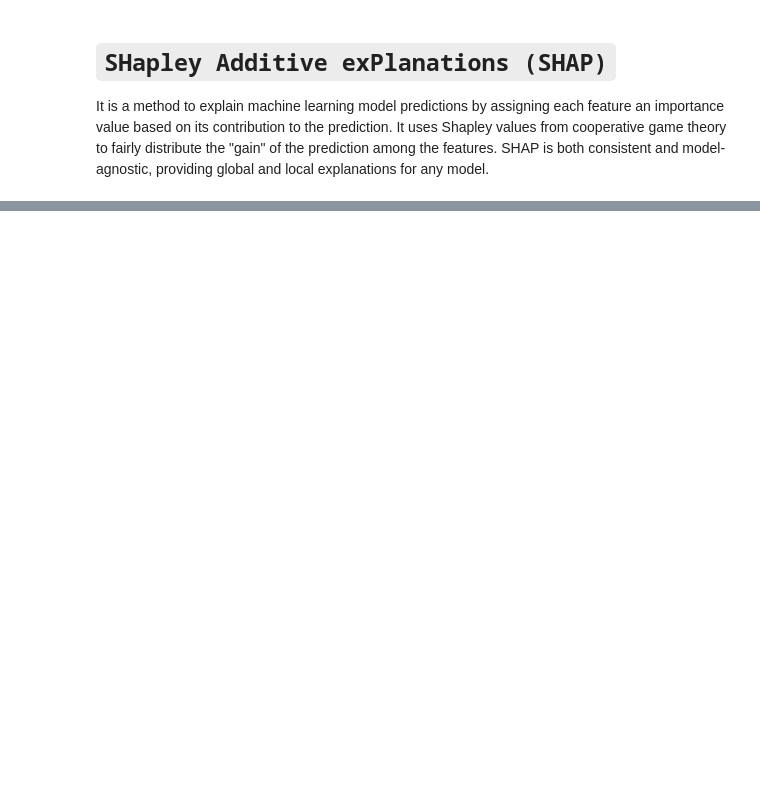
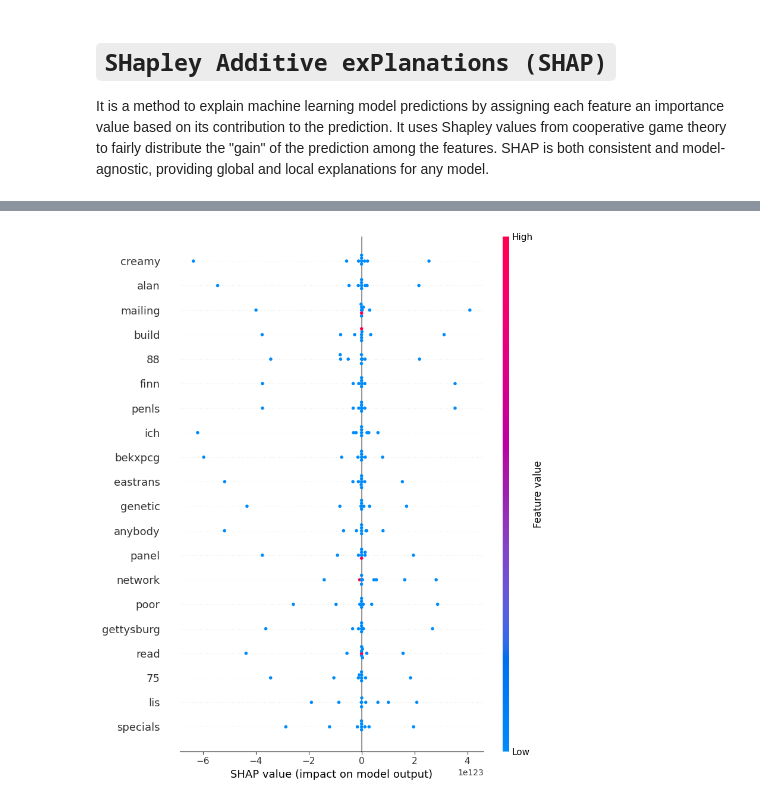
Before and after one commit to ahrarbinaslam/Explainable-Phishing-Email-Detection-using-LIME-and-SHAP, a Jupyter notebook: Explainable_Phishing_Email_Detection_using_LIME_and_SHAP.ipynb, the cells around one changed output, grey strips where cells are left out. Drawn from its saved outputs; the diff is of its cells as text; code cells hidden in the pictures; blank space fills up the shorter version.

```diff
--- a/Explainable_Phishing_Email_Detection_using_LIME_and_SHAP.ipynb
+++ b/Explainable_Phishing_Email_Detection_using_LIME_and_SHAP.ipynb
@@ -335,0 +348,4 @@ shap.summary_plot(shap_values[1], X_test, feature_names=vectorizer.get_feature_n
+# %%
+shap.summary_plot(shap_values_sample[:, :, 1], X_test_sample)
+# %% [output]
+[figure, added]
```
Also changed, not shown: parts of 13 cells of this notebook.
